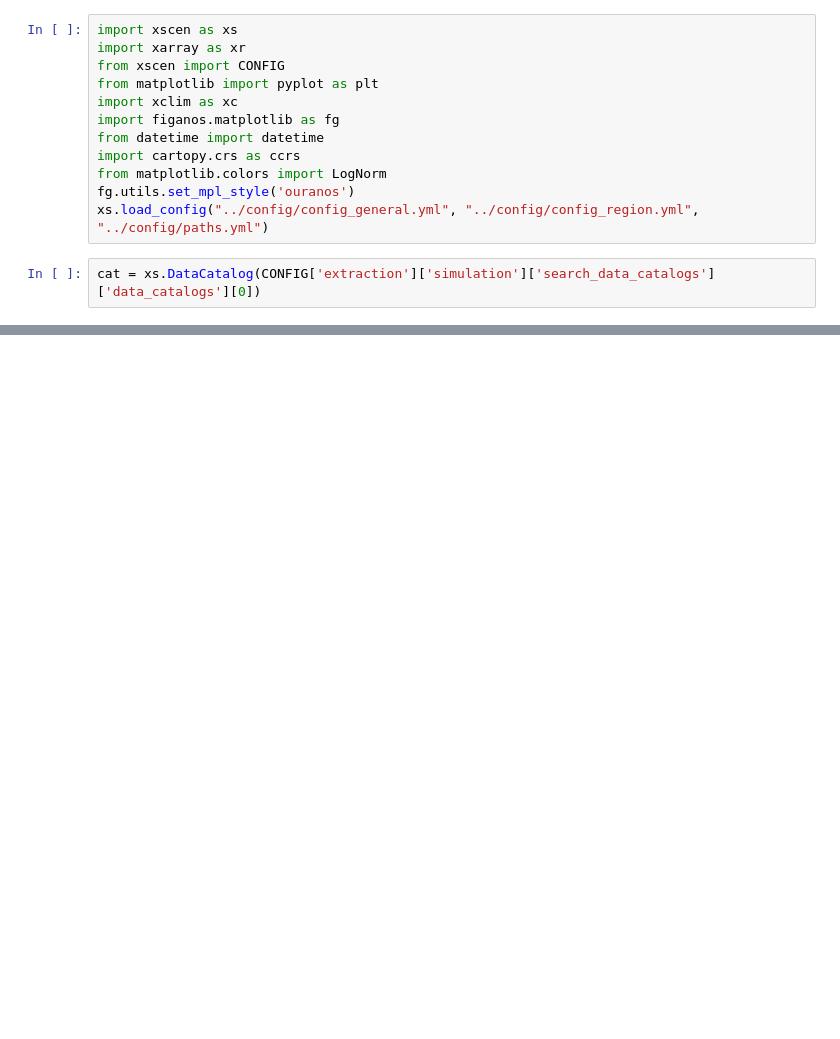
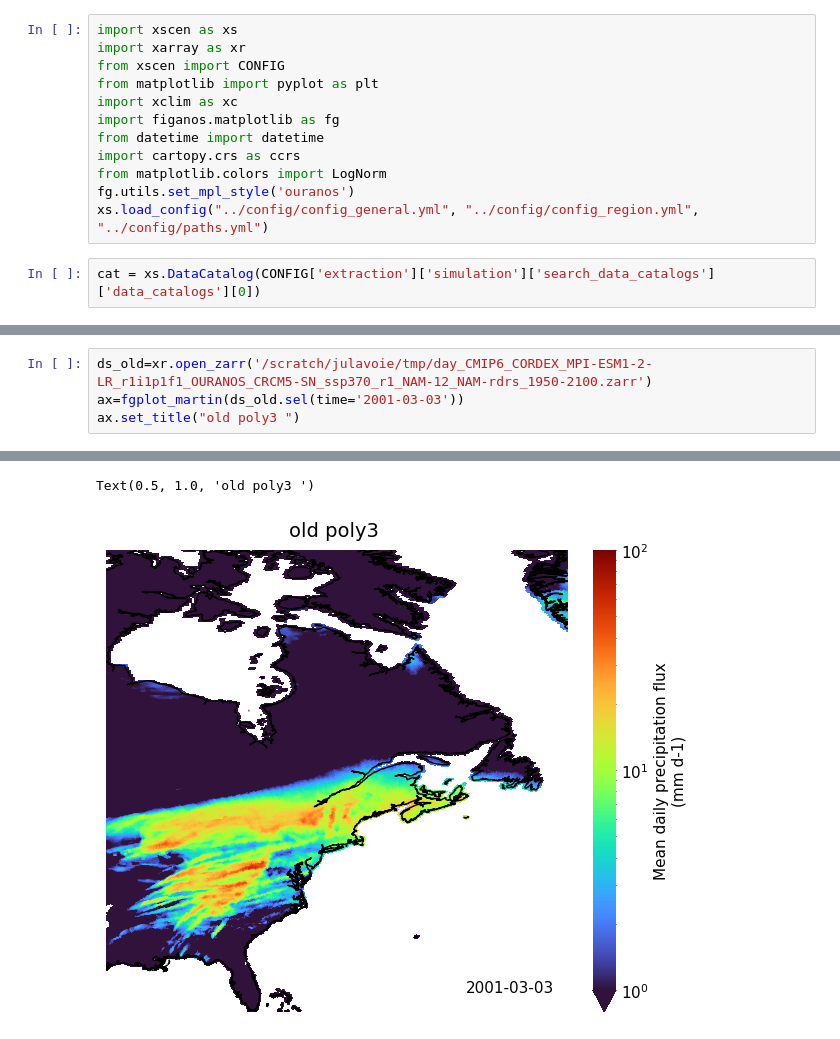
Before and after one commit to Ouranosinc/ESPO-G, a Jupyter notebook: notebooks/ESPO-R.ipynb, the cells around one changed output, grey strips where cells are left out. Cells and saved outputs as stored; diff of their text form; blank space fills up the shorter version.

```diff
--- a/notebooks/ESPO-R.ipynb
+++ b/notebooks/ESPO-R.ipynb
@@ -109,0 +421,5 @@ ax.set_title("LOESS loessf33n1d0tri ")
+# %%
+ds_old=xr.open_zarr('/scratch/julavoie/tmp/day_CMIP6_CORDEX_MPI-ESM1-2-LR_r1i1p1f1_OURANOS_CRCM5-SN_ssp370_r1_NAM-12_NAM-rdrs_1950-2100.zarr')
+ax=fgplot_martin(ds_old.sel(time='2001-03-03'))
+ax.set_title("old poly3 ")
+# %% [output]
@@ -109,0 +427,2 @@ ax.set_title("LOESS loessf33n1d0tri ")
+Text(0.5, 1.0, 'old poly3 ')
+[figure, added]
```
Also changed, not shown: parts of 14 cells of this notebook, 8 other files.
